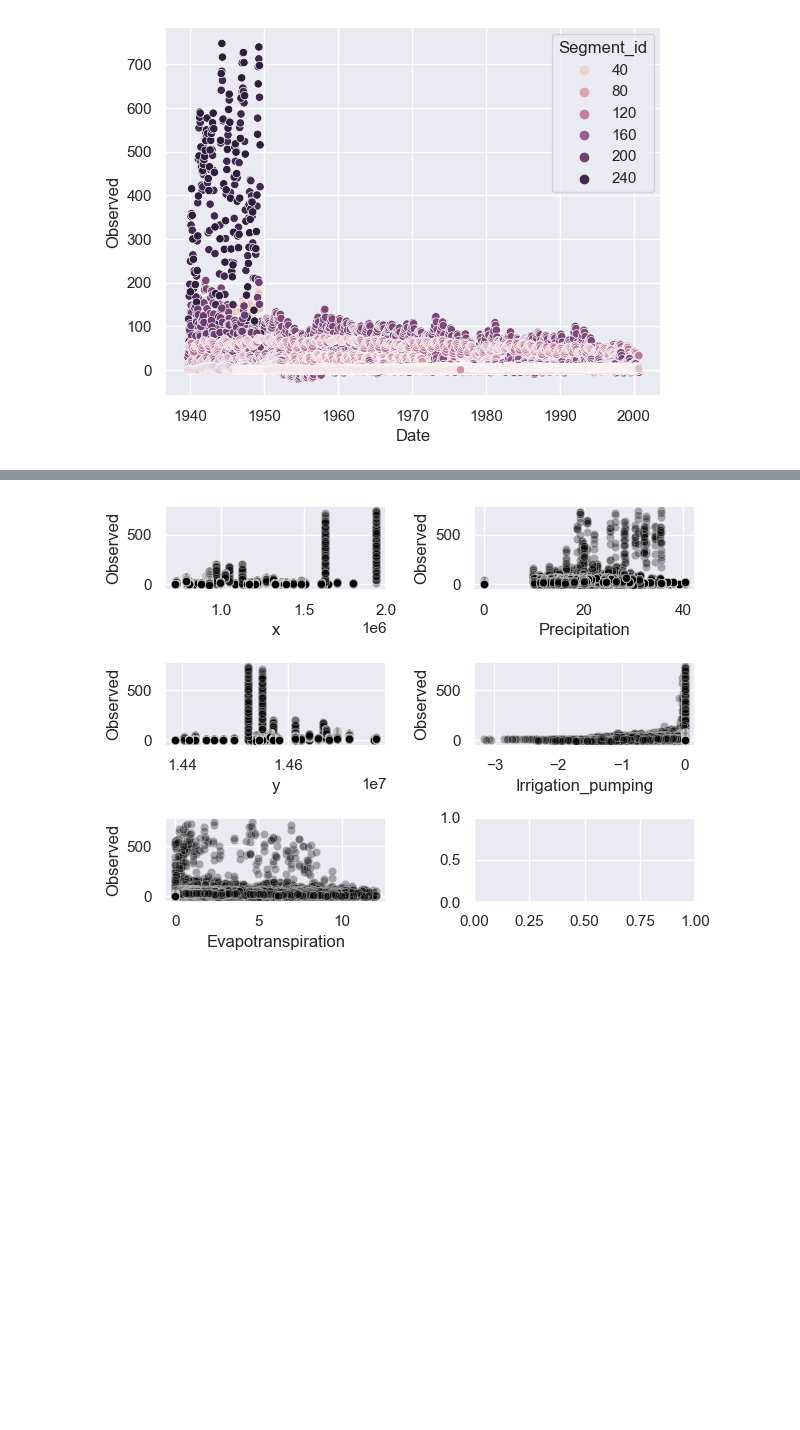
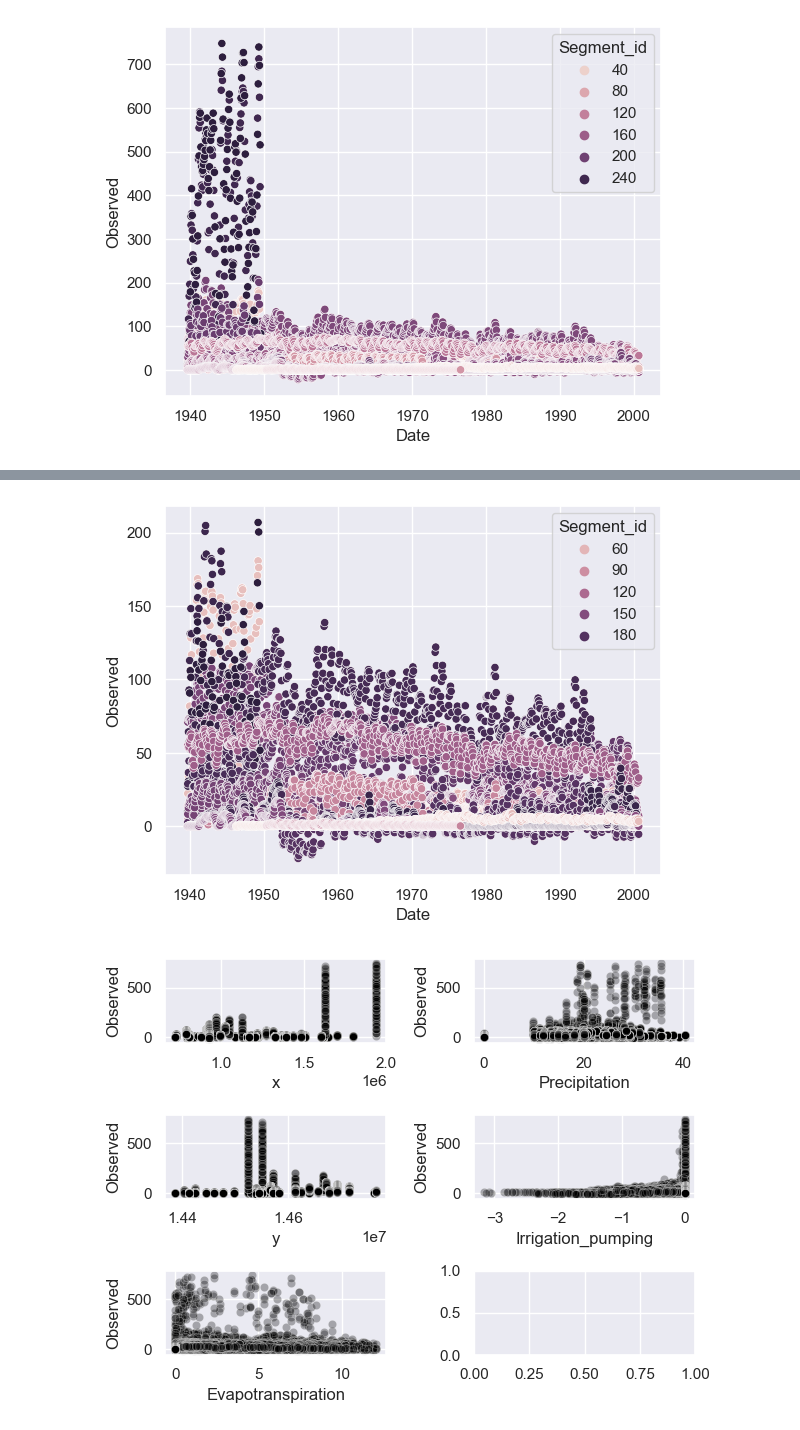
Before and after one commit to sethbeckett/cs6830_project6, a Jupyter notebook: project6.ipynb, the cells around one changed output, grey strips where cells are left out. Cells and saved outputs as stored; diff of their text form; code cells hidden in the pictures; blank space fills up the shorter version.

```diff
--- a/project6.ipynb
+++ b/project6.ipynb
@@ -51 +85,8 @@ sns.scatterplot(hydro, x='Date', y='Observed', hue='Segment_id')
+# %%
+# look at baseflow over time when bad segs removed
+hydro_2 = hydro.loc[hydro.Segment_id < 220]
+sns.scatterplot(hydro_2, x='Date', y='Observed', hue='Segment_id')
+plt.show()
+# %% [output]
+[figure, added]
 # %%
```
Also changed, not shown: parts of 20 cells of this notebook.
